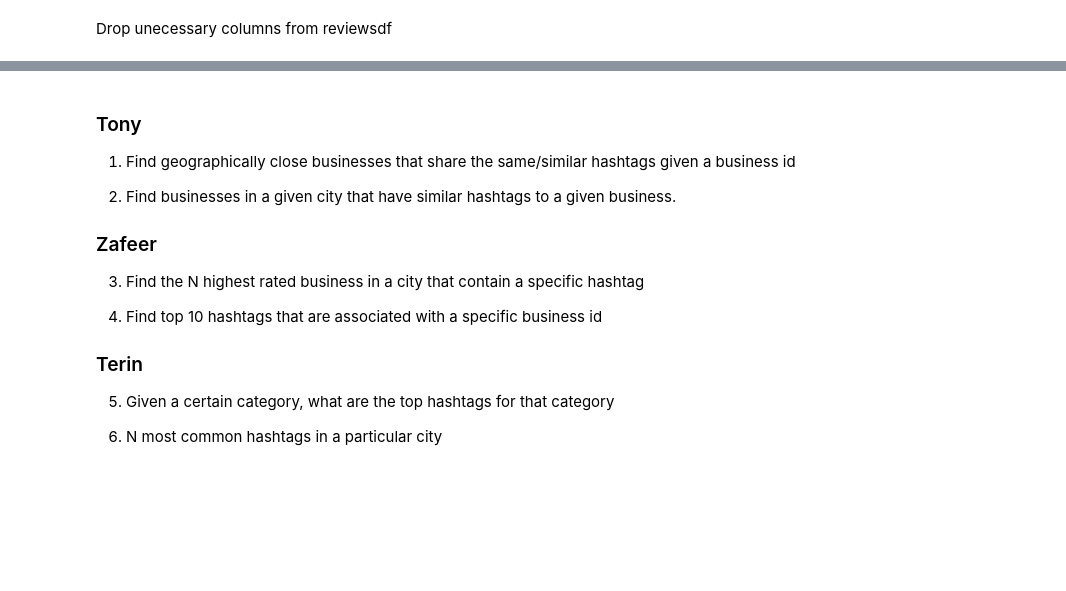
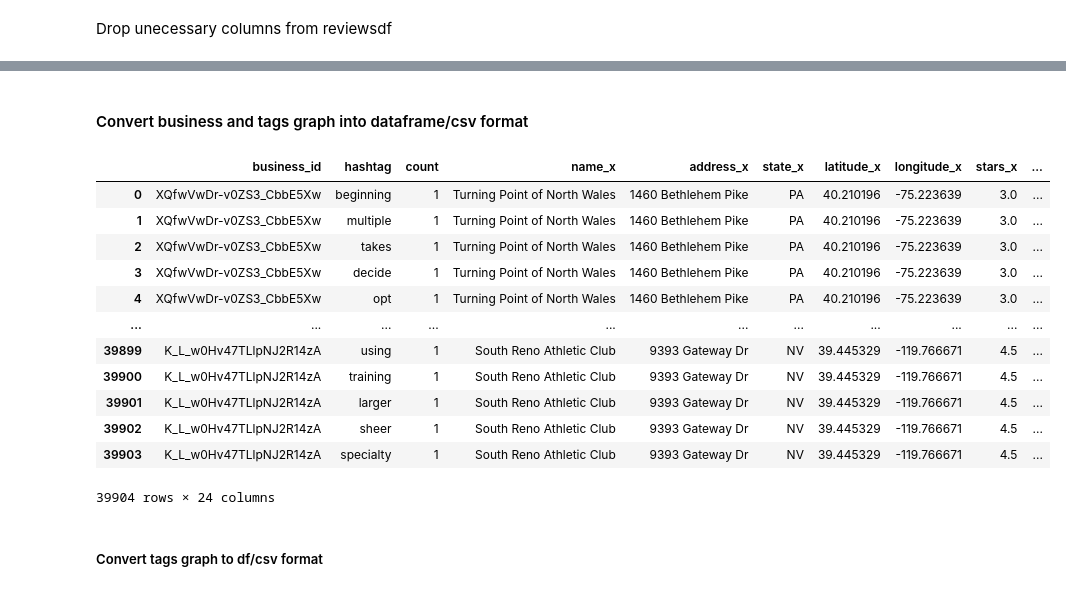
Before and after one commit to zsyed15/DSC104Project, a Jupyter notebook: DSC104Project.ipynb, the cells around one changed output, grey strips where cells are left out. Drawn from its saved outputs; the diff is of its cells as text; code cells hidden in the pictures; blank space fills up the shorter version.

Commit message:
convert graphs to csv

```diff
--- a/DSC104Project.ipynb
+++ b/DSC104Project.ipynb
@@ -177,16 +160,43 @@ Wall time: 164 ms
-# %% [markdown]
-### Tony
-1) Find geographically close businesses that share the same/similar hashtags given a business id
-
-2) Find businesses in a given city that have similar hashtags to a given business.
-
-### Zafeer
-
-3) Find the N highest rated business in a city that contain a specific hashtag
-
-4) Find top 10 hashtags that are associated with a specific business id
-
-### Terin
-5) Given a certain category, what are the top hashtags for that category
-
-6) N most common hashtags in a particular city
+# %% [markdown]
+#### Convert business and tags graph into dataframe/csv format
+# %%
+#businessAndTagsdf = pd.DataFrame(columns=['business_id','hashtag','count'])
+idcol = []
+hashtagcol = []
+countcol = []
+ignore = set(['index_names','column_names','index','columns','data'])
+for businessid in businessAndTagGraph.keys():
+    if businessid in ignore:
+        continue
+    for vals in businessAndTagGraph[businessid].items():
+        idcol.append(businessid)
+        hashtagcol.append(vals[0])
+        countcol.append(vals[1])
+        #businessAndTagsdf.append({'business_id':businessid,'hashtag':vals[0],count:vals[1]})
+# %%
+businessAndTagsdf = pd.DataFrame(columns = ['business_id','hashtag','count'])
+businessAndTagsdf['business_id'] = idcol
+businessAndTagsdf['hashtag'] = hashtagcol
+businessAndTagsdf['count'] = countcol
+# %%
+#Resulting df
+businessdf = businessdf[['business_id','name','address','state','latitude','longitude','stars','categories']]
+# %%
+businessAndTagsdf = businessAndTagsdf.merge(businessdf,on='business_id')
+businessAndTagsdf
+# %% [output]
+|  | business_id | hashtag | count | name_x | address_x | state_x | latitude_x | longitude_x | stars_x | ... |
+| 0 | XQfwVwDr-v0ZS3_CbbE5Xw | beginning | 1 | Turning Point of North Wales | 1460 Bethlehem Pike | PA | 40.210196 | -75.223639 | 3.0 | ... |
+| 1 | XQfwVwDr-v0ZS3_CbbE5Xw | multiple | 1 | Turning Point of North Wales | 1460 Bethlehem Pike | PA | 40.210196 | -75.223639 | 3.0 | ... |
+| 2 | XQfwVwDr-v0ZS3_CbbE5Xw | takes | 1 | Turning Point of North Wales | 1460 Bethlehem Pike | PA | 40.210196 | -75.223639 | 3.0 | ... |
+| 3 | XQfwVwDr-v0ZS3_CbbE5Xw | decide | 1 | Turning Point of North Wales | 1460 Bethlehem Pike | PA | 40.210196 | -75.223639 | 3.0 | ... |
+| 4 | XQfwVwDr-v0ZS3_CbbE5Xw | opt | 1 | Turning Point of North Wales | 1460 Bethlehem Pike | PA | 40.210196 | -75.223639 | 3.0 | ... |
+| ... | ... | ... | ... | ... | ... | ... | ... | ... | ... | ... |
+| 39899 | K_L_w0Hv47TLlpNJ2R14zA | using | 1 | South Reno Athletic Club | 9393 Gateway Dr | NV | 39.445329 | -119.766671 | 4.5 | ... |
+| 39900 | K_L_w0Hv47TLlpNJ2R14zA | training | 1 | South Reno Athletic Club | 9393 Gateway Dr | NV | 39.445329 | -119.766671 | 4.5 | ... |
+| 39901 | K_L_w0Hv47TLlpNJ2R14zA | larger | 1 | South Reno Athletic Club | 9393 Gateway Dr | NV | 39.445329 | -119.766671 | 4.5 | ... |
+| 39902 | K_L_w0Hv47TLlpNJ2R14zA | sheer | 1 | South Reno Athletic Club | 9393 Gateway Dr | NV | 39.445329 | -119.766671 | 4.5 | ... |
+| 39903 | K_L_w0Hv47TLlpNJ2R14zA | specialty | 1 | South Reno Athletic Club | 9393 Gateway Dr | NV | 39.445329 | -119.766671 | 4.5 | ... |
+39904 rows × 24 columns
+# %% [markdown]
+##### Convert tags graph to df/csv format
```
Also changed, not shown: parts of 16 cells of this notebook.
